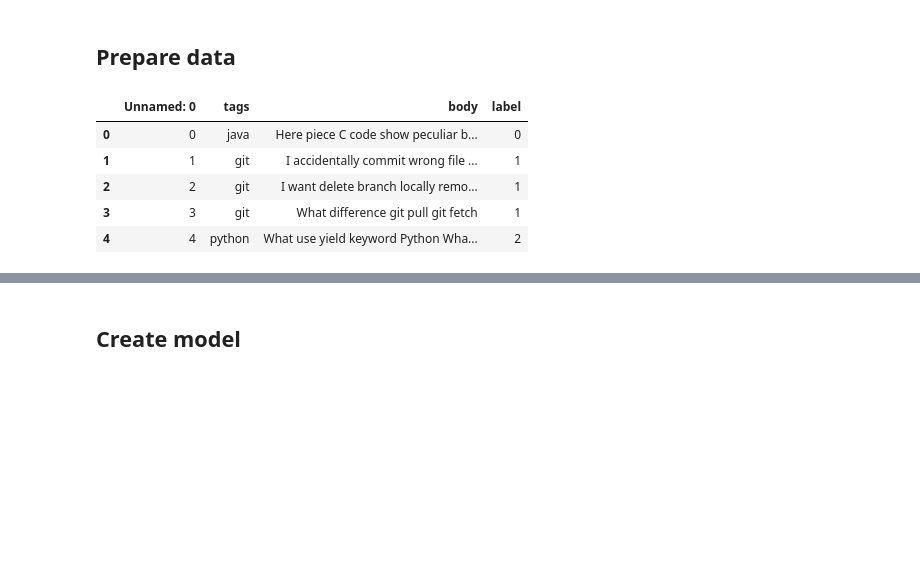
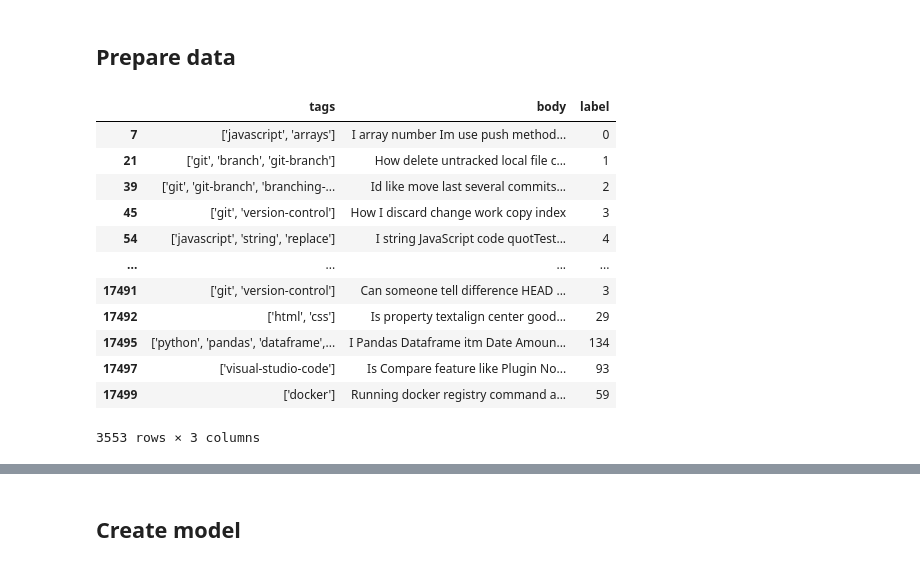
Before and after one commit to EnsarIshakoglu/NLP, a Jupyter notebook: NLP_Text_Classification.ipynb, the cells around one changed output, grey strips where cells are left out. Drawn from its saved outputs; the diff is of its cells as text; code cells hidden in the pictures; blank space fills up the shorter version.

```diff
--- a/NLP_Text_Classification.ipynb
+++ b/NLP_Text_Classification.ipynb
@@ -109,11 +102,12 @@ from os.path import exists
 
 !mkdir stackoverflow
 
-if not exists('/content/stackoverflow/questions.csv'):
-  data = fetch_data()
-  df = clean_data(data)
+if not exists('/content/stackoverflow/questions.csv') or not exists('/content/NLP-question-data'):
+  df = fetch_data()[['tags', 'body']]
+  df = clean_data(df)
   df.to_csv('/content/stackoverflow/questions.csv')
   print("Fetched data from stackoverflow, removed the useless data and saved it in stackoverflow/questions.csv")
 
 drive.flush_and_unmount()
+df
 # %% [output]
@@ -132,6 +135,2 @@ Drive not mounted, so nothing to flush and unmount.
 # %% [markdown]
 ### Load file from drive
-# %%
-df = pd.read_csv('/content/stackoverflow/questions.csv')
-
-df.head()
@@ -149,4 +141,4 @@ There are 4400 rows in the dataset.
 # %%
-df = df[~df['body'].duplicated()]
-print(f"There are {len(df)} rows in the deduplicated dataset.")
+# df = df[~df['body'].duplicated()]
+# print(f"There are {len(df)} rows in the deduplicated dataset.")
 # %% [output]
@@ -154,6 +146,6 @@ There are 4400 rows in the deduplicated dataset.
 # %%
-# There are a lot of terms with occurrence below 40.
-threshold = 40
+# There are a lot of terms with occurrence below 20.
+threshold = 5
 
 print(sum(df['tags'].value_counts() < threshold))
 
@@ -247,14 +252,21 @@ dtype: int64
 ## Prepare data
 # %%
 df_filtered['label'] = pd.factorize(df_filtered['tags'])[0]
-df_filtered.head()
+df_filtered
 # %% [output]
-|  | Unnamed: 0 | tags | body | label |
-| 0 | 0 | java | Here piece C code show peculiar b... | 0 |
-| 1 | 1 | git | I accidentally commit wrong file ... | 1 |
-| 2 | 2 | git | I want delete branch locally remo... | 1 |
-| 3 | 3 | git | What difference git pull git fetch | 1 |
-| 4 | 4 | python | What use yield keyword Python Wha... | 2 |
+|  | tags | body | label |
+| 7 | ['javascript', 'arrays'] | I array number Im use push method... | 0 |
+| 21 | ['git', 'branch', 'git-branch'] | How delete untracked local file c... | 1 |
+| 39 | ['git', 'git-branch', 'branching-... | Id like move last several commits... | 2 |
+| 45 | ['git', 'version-control'] | How I discard change work copy index | 3 |
+| 54 | ['javascript', 'string', 'replace'] | I string JavaScript code quotTest... | 4 |
+| ... | ... | ... | ... |
+| 17491 | ['git', 'version-control'] | Can someone tell difference HEAD ... | 3 |
+| 17492 | ['html', 'css'] | Is property textalign center good... | 29 |
+| 17495 | ['python', 'pandas', 'dataframe',... | I Pandas Dataframe itm Date Amoun... | 134 |
+| 17497 | ['visual-studio-code'] | Is Compare feature like Plugin No... | 93 |
+| 17499 | ['docker'] | Running docker registry command a... | 59 |
+3553 rows × 3 columns
 # %%
 vectorizer = CountVectorizer(min_df=0, lowercase=False)
 vectorizer.fit(df_filtered['body'])
```
Also changed, not shown: parts of 22 cells of this notebook.
